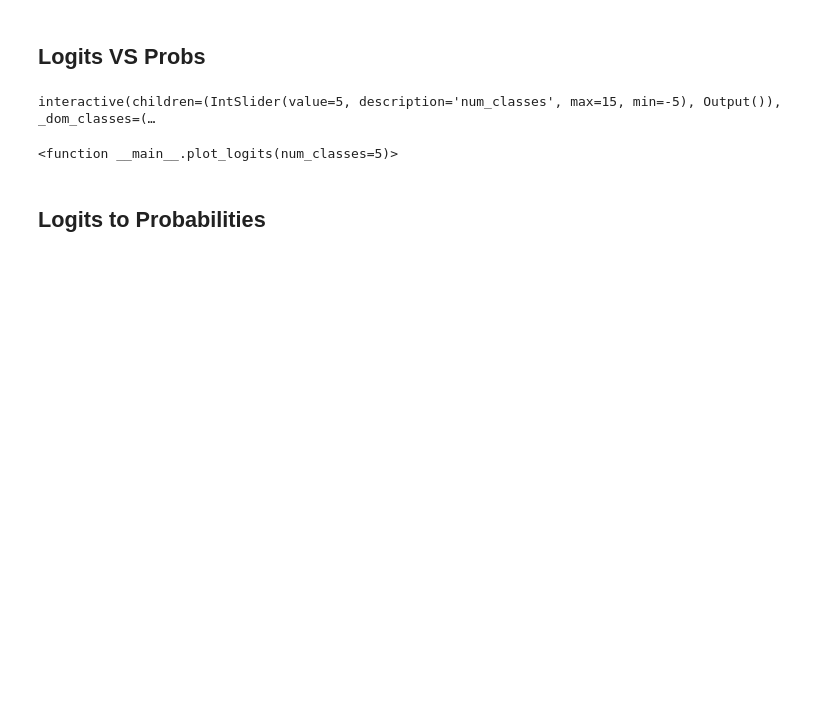
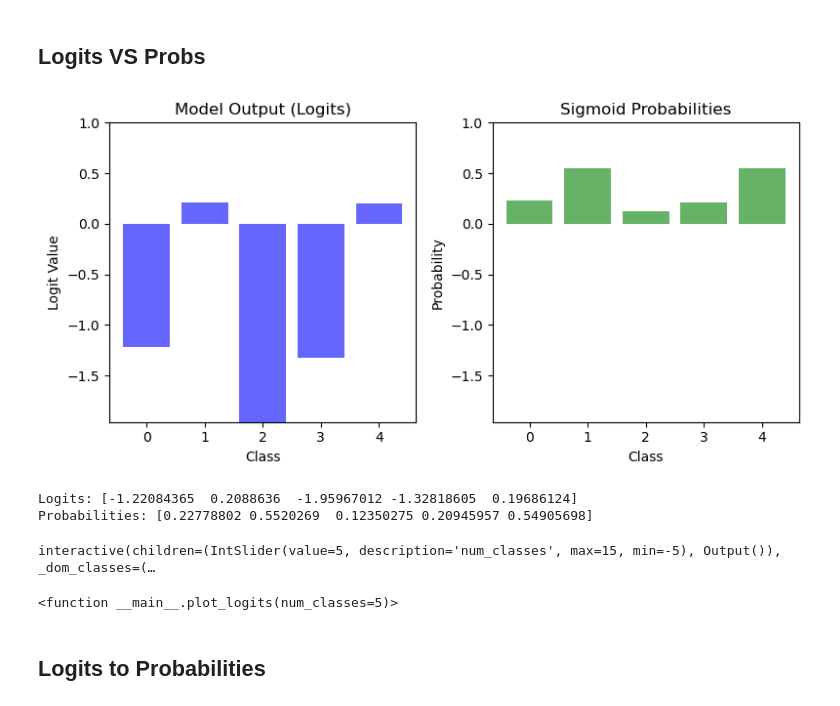
Before and after one commit to nickovchinnikov/datasatanism, a Jupyter notebook: code/7.SigmoidLogitsProbs.ipynb, the cells around one changed output. Drawn from its saved outputs; the diff is of its cells as text; code cells hidden in the pictures; blank space fills up the shorter version.

Commit message:
Fix post: The journey from Logits to Probabilities

```diff
--- a/code/7.SigmoidLogitsProbs.ipynb
+++ b/code/7.SigmoidLogitsProbs.ipynb
@@ -104,8 +114,6 @@ plt.show()
 # %% [markdown]
 ## Logits VS Probs
 # %%
-from ipywidgets import interact, IntSlider
-
 def generate_logits(num = 5):
     return np.random.randn(num)
 
@@ -122,39 +130,47 @@ def plot_logits(num_classes=5):
     max_y = max(max(logits), 1.0)  # Probabilities are always <= 1
     min_y = min(min(logits), 0.0)  # Probabilities are always >= 0
 
     # Visualization of the sigmoid transformation
     plt.figure(figsize=(8, 4))
 
     # Plot logits
     plt.subplot(1, 2, 1)
     plt.bar(range(len(logits)), logits, color='blue', alpha=0.6)
     plt.title('Model Output (Logits)')
     plt.xlabel('Class')
     plt.ylabel('Logit Value')
     plt.ylim(min_y, max_y)
 
     # Plot probabilities
     plt.subplot(1, 2, 2)
     plt.bar(range(len(probabilities)), probabilities, color='green', alpha=0.6)
     plt.title('Sigmoid Probabilities')
     plt.xlabel('Class')
     plt.ylabel('Probability')
     plt.ylim(min_y, max_y)
 
     plt.tight_layout()
     plt.show()
 
     # Print the probabilities
     print("Logits:", logits)
     print("Probabilities:", probabilities)
 
-interact(
-    plot_logits,
-    steps=IntSlider(min=2, max=10, step=1, value=5, description='Steps')
-)
+plot_logits()
 # %% [output]
+[figure, added]
-interactive(children=(IntSlider(value=5, description='num_classes', max=15, min=-5), Output()), _dom_classes=(…
+Logits: [-1.22084365  0.2088636  -1.95967012 -1.32818605  0.19686124]
+Probabilities: [0.22778802 0.5520269  0.12350275 0.20945957 0.54905698]
-<function __main__.plot_logits(num_classes=5)>
+# %%
+from ipywidgets import interact, IntSlider
+
+interact(
+    plot_logits,
+    steps=IntSlider(min=2, max=10, step=1, value=5, description='Steps')
+)
+# %% [output]
+interactive(children=(IntSlider(value=5, description='num_classes', max=15, min=-5), Output()), _dom_classes=(…
+<function __main__.plot_logits(num_classes=5)>
 # %% [markdown]
 ## Logits to Probabilities
 # %%
```
Also changed, not shown: parts of 4 cells of this notebook, 1 other file.
